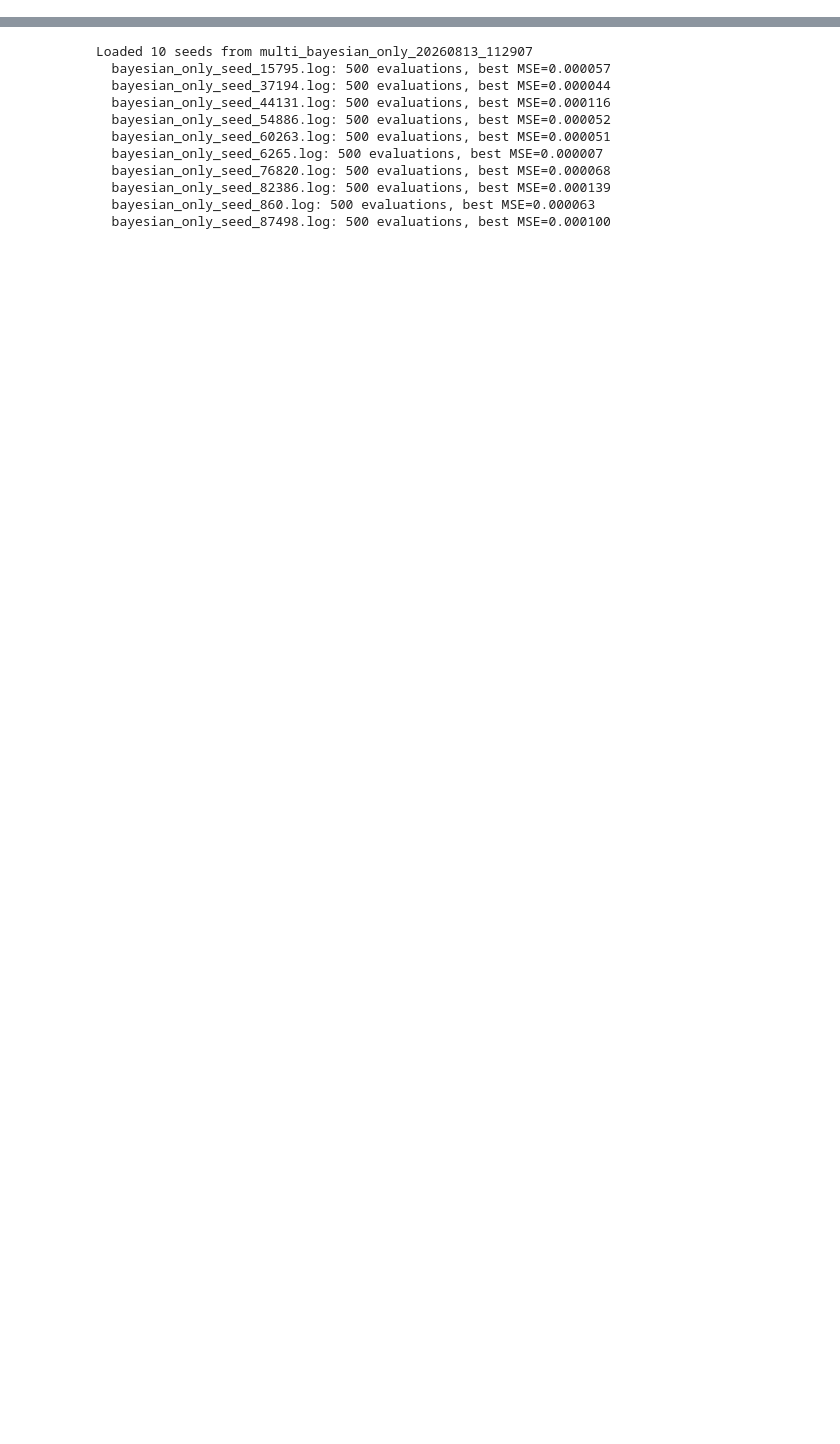
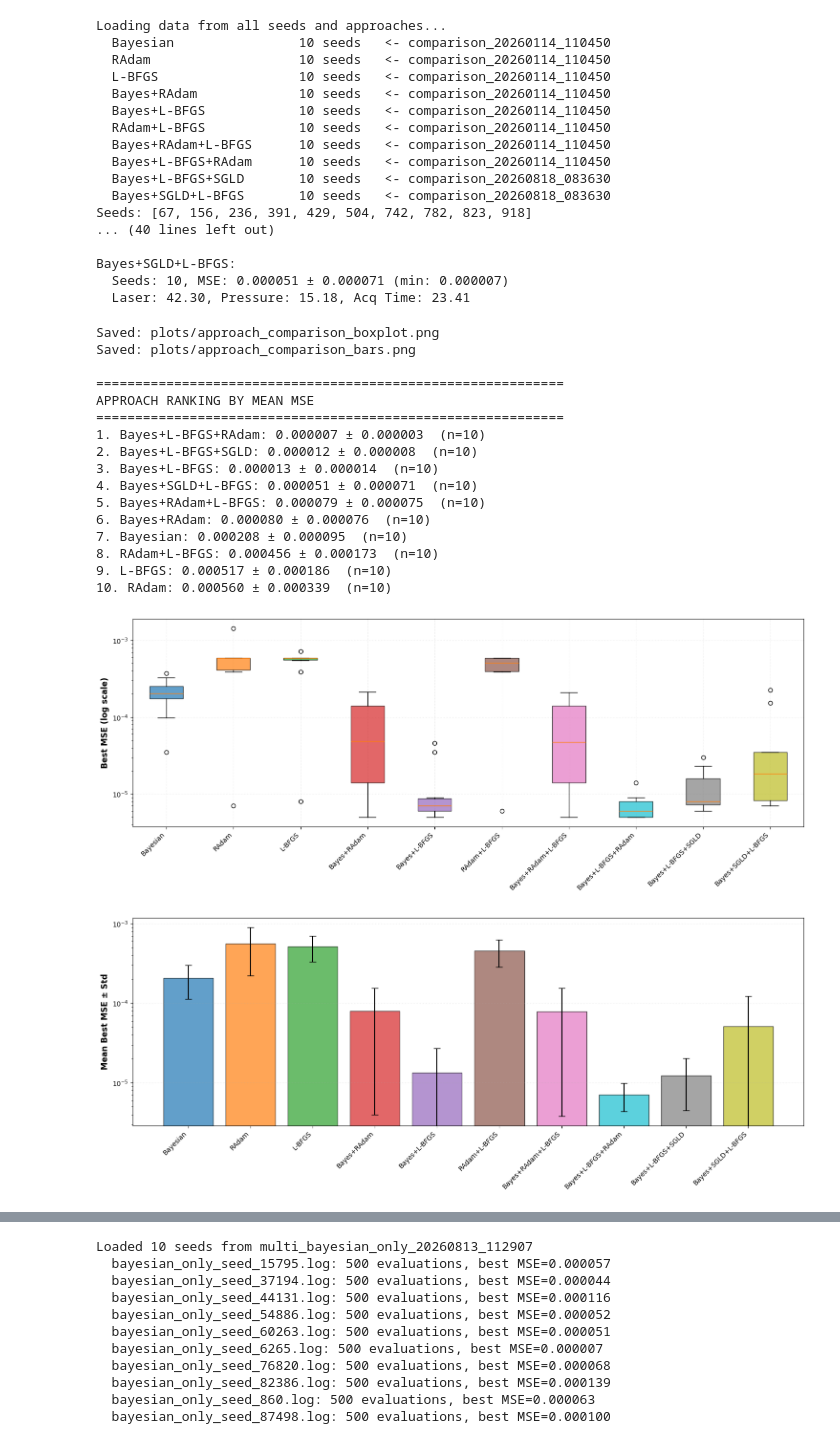
Before and after one commit to Jechmate/LWFA-diffusion-optimization, a Jupyter notebook: plots.ipynb, the cells around one changed output, grey strips where cells are left out. Cells and saved outputs as stored; diff of their text form; code cells hidden in the pictures; blank space fills up the shorter version.

```diff
--- a/plots.ipynb
+++ b/plots.ipynb
@@ -289,7 +306,7 @@ import re, numpy as np, matplotlib.pyplot as plt, glob, os, pandas as pd
 # that directory too; missing directories are skipped with a warning.
 BASE_DIRS = [
     'comparison_20260114_110450',   # original 8 approaches
-    'comparison_LANGEVIN',          # <-- set to your Langevin comparison run
+    'comparison_20260818_083630',          # <-- set to your Langevin comparison run
 ]
 BASE_DIR = BASE_DIRS[0]
 
@@ -430,33 +447,69 @@ for patch, a in zip(bp['boxes'], present):
 ax1.set_ylabel('Best MSE (log scale)', fontsize=12, fontweight='bold')
 ax1.set_yscale('log')
 ax1.grid(True, alpha=0.3, linestyle=':')
 plt.xticks(rotation=45, ha='right')
 plt.tight_layout()
 plt.savefig('plots/approach_comparison_boxplot.png', dpi=300, bbox_inches='tight')
 print("\nSaved: plots/approach_comparison_boxplot.png")
 
 # Bar chart
 fig2, ax2 = plt.subplots(figsize=(15, 6))
 x_pos = np.arange(len(present))
 ax2.bar(x_pos, [stats[a]['mean'] for a in present], yerr=[stats[a]['std'] for a in present],
         color=[APPROACH_COLORS[a] for a in present], alpha=0.7, capsize=5, edgecolor='black')
 ax2.set_ylabel('Mean Best MSE ± Std', fontsize=12, fontweight='bold')
 ax2.set_xticks(x_pos)
 ax2.set_xticklabels([APPROACH_NAMES[a] for a in present], rotation=45, ha='right')
 ax2.set_yscale('log')
 ax2.grid(True, alpha=0.3, linestyle=':', axis='y')
 plt.tight_layout()
 plt.savefig('plots/approach_comparison_bars.png', dpi=300, bbox_inches='tight')
 print("Saved: plots/approach_comparison_bars.png")
 
 # Ranking
 print("\n" + "="*60)
 print("APPROACH RANKING BY MEAN MSE")
 print("="*60)
 for i, (a, s) in enumerate(sorted(stats.items(), key=lambda x: x[1]['mean']), 1):
     print(f"{i}. {APPROACH_NAMES[a]}: {s['mean']:.6f} ± {s['std']:.6f}  (n={s['n']})")
 
 plt.show()
+# %% [output]
+Loading data from all seeds and approaches...
+  Bayesian                10 seeds   <- comparison_20260114_110450
+  RAdam                   10 seeds   <- comparison_20260114_110450
+  L-BFGS                  10 seeds   <- comparison_20260114_110450
+  Bayes+RAdam             10 seeds   <- comparison_20260114_110450
+  Bayes+L-BFGS            10 seeds   <- comparison_20260114_110450
+  RAdam+L-BFGS            10 seeds   <- comparison_20260114_110450
+  Bayes+RAdam+L-BFGS      10 seeds   <- comparison_20260114_110450
+  Bayes+L-BFGS+RAdam      10 seeds   <- comparison_20260114_110450
+  Bayes+L-BFGS+SGLD       10 seeds   <- comparison_20260818_083630
+  Bayes+SGLD+L-BFGS       10 seeds   <- comparison_20260818_083630
+Seeds: [67, 156, 236, 391, 429, 504, 742, 782, 823, 918]
+... (40 lines left out)
+
+Bayes+SGLD+L-BFGS:
+  Seeds: 10, MSE: 0.000051 ± 0.000071 (min: 0.000007)
+  Laser: 42.30, Pressure: 15.18, Acq Time: 23.41
+Saved: plots/approach_comparison_boxplot.png
+Saved: plots/approach_comparison_bars.png
+
+============================================================
+APPROACH RANKING BY MEAN MSE
+============================================================
+1. Bayes+L-BFGS+RAdam: 0.000007 ± 0.000003  (n=10)
+2. Bayes+L-BFGS+SGLD: 0.000012 ± 0.000008  (n=10)
+3. Bayes+L-BFGS: 0.000013 ± 0.000014  (n=10)
+4. Bayes+SGLD+L-BFGS: 0.000051 ± 0.000071  (n=10)
+5. Bayes+RAdam+L-BFGS: 0.000079 ± 0.000075  (n=10)
+6. Bayes+RAdam: 0.000080 ± 0.000076  (n=10)
+7. Bayesian: 0.000208 ± 0.000095  (n=10)
+8. RAdam+L-BFGS: 0.000456 ± 0.000173  (n=10)
+9. L-BFGS: 0.000517 ± 0.000186  (n=10)
+10. RAdam: 0.000560 ± 0.000339  (n=10)
+[figure, added]
+[figure, added]
 # %%
 # =============================================================================
 # Cell 2: Export statistics and generate LaTeX table
```
Also changed, not shown: parts of 2 cells of this notebook, 6 other files.
